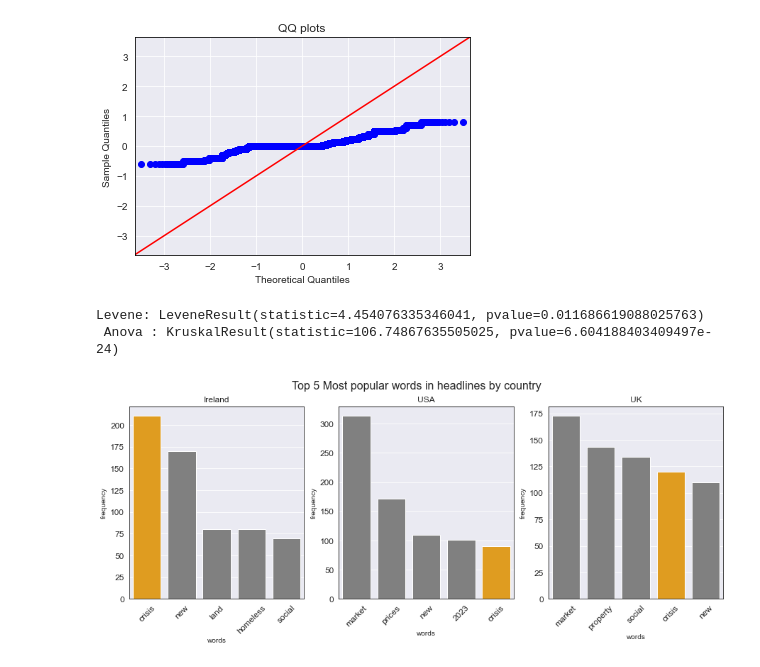
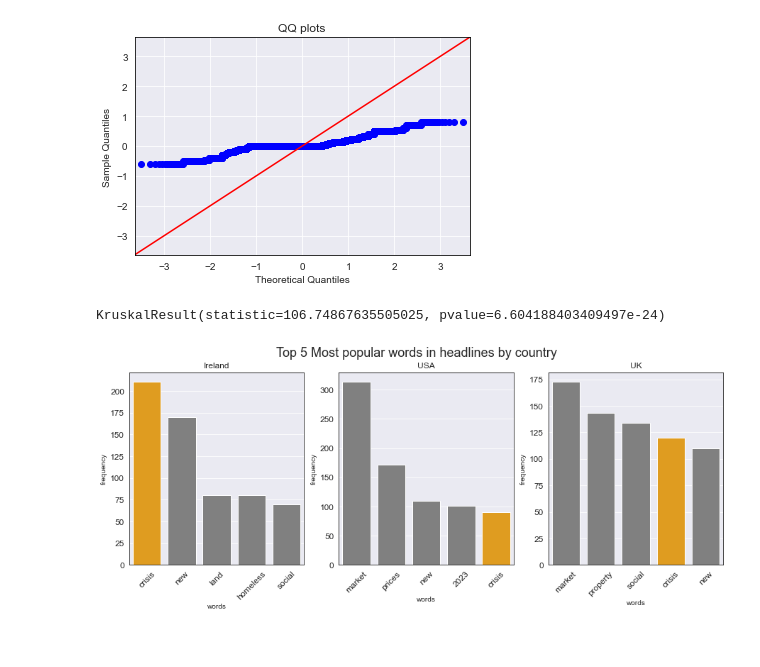
Before and after one commit to alexCCTcollege/CA-2, a Jupyter notebook: Code.ipynb, the cells around one changed output. Cells and saved outputs as stored; diff of their text form; code cells hidden in the pictures.

```diff
--- a/Code.ipynb
+++ b/Code.ipynb
@@ -180,16 +179,9 @@ a = headlines[headlines['Country']=='Eire']
 b = headlines[headlines['Country']=='USA']
 c = headlines[headlines['Country']=='UK']
 
-lev = stats.levene(a['polarity'],b['polarity'],c['polarity'], center='median')
-
-krus = stats.kruskal(a['polarity'],b['polarity'],c['polarity'])
-
-print(f'Levene: {lev} \n Anova : {krus}')
-
-#remember to insert that kruskal wallis does not assume equal variance and normality, only random samples
+stats.kruskal(a['polarity'],b['polarity'],c['polarity'])
 # %% [output]
-Levene: LeveneResult(statistic=4.454076335346041, pvalue=0.011686619088025763)
- Anova : KruskalResult(statistic=106.74867635505025, pvalue=6.604188403409497e-24)
+KruskalResult(statistic=106.74867635505025, pvalue=6.604188403409497e-24)
 # %%
 import string
 stopwords = set(stopwords.words("english"))
@@ -223,30 +215,30 @@ uk = tk(c['title'])
 # %%
 from collections import Counter
 fig, ax = plt.subplots(1,3,figsize=(15, 5))
-fig.suptitle('Top 5 Most popular words in headlines by country',fontsize=16)
+fig.suptitle('Top 5 Most popular words in headlines by country',fontsize=18)
 a = Counter(eire)
 a = pd.DataFrame.from_dict(a, orient='index').reset_index()
 sns.barplot(y=0 ,x='index',data=a.nlargest(5, 0), ax=ax[0], palette= ['gray' if word != 'crisis' else 'orange' for word in a.nlargest(5, 0)['index']])
 ax[0].set_title('Ireland')
 ax[0].set(xlabel='words', ylabel='frequency')
 ax[0].tick_params(axis='x',labelrotation=45, labelsize=12)
 ax[0].tick_params(labelsize=12)
 a = Counter(USA)
 a = pd.DataFrame.from_dict(a, orient='index').reset_index()
 sns.barplot(y=0,x='index',data=a.nlargest(5, 0),ax=ax[1], palette= ['gray' if word != 'crisis' else 'orange' for word in a.nlargest(5, 0)['index']])
 ax[1].set_title('USA')
 ax[1].set(xlabel='words', ylabel='frequency')
 ax[1].tick_params(axis='x',labelrotation=45,labelsize=12)
 ax[1].tick_params(labelsize=12)
 a = Counter(uk)
 a = pd.DataFrame.from_dict(a, orient='index').reset_index()
 sns.barplot(y=0,x='index',data=a.nlargest(5, 0), ax=ax[2], palette= ['gray' if word != 'crisis' else 'orange' for word in a.nlargest(5, 0)['index']])
 ax[2].set_title('UK')
 ax[2].set(xlabel='words', ylabel='frequency')
 ax[2].tick_params(axis='x',labelrotation=45,labelsize=12)
 ax[2].tick_params(labelsize=12)
 # %% [output]
-[figure, old version]
+[figure, new version]
 # %%
 import plotly.express as px
 u =
```
Also changed, not shown: parts of 1 cell of this notebook.
